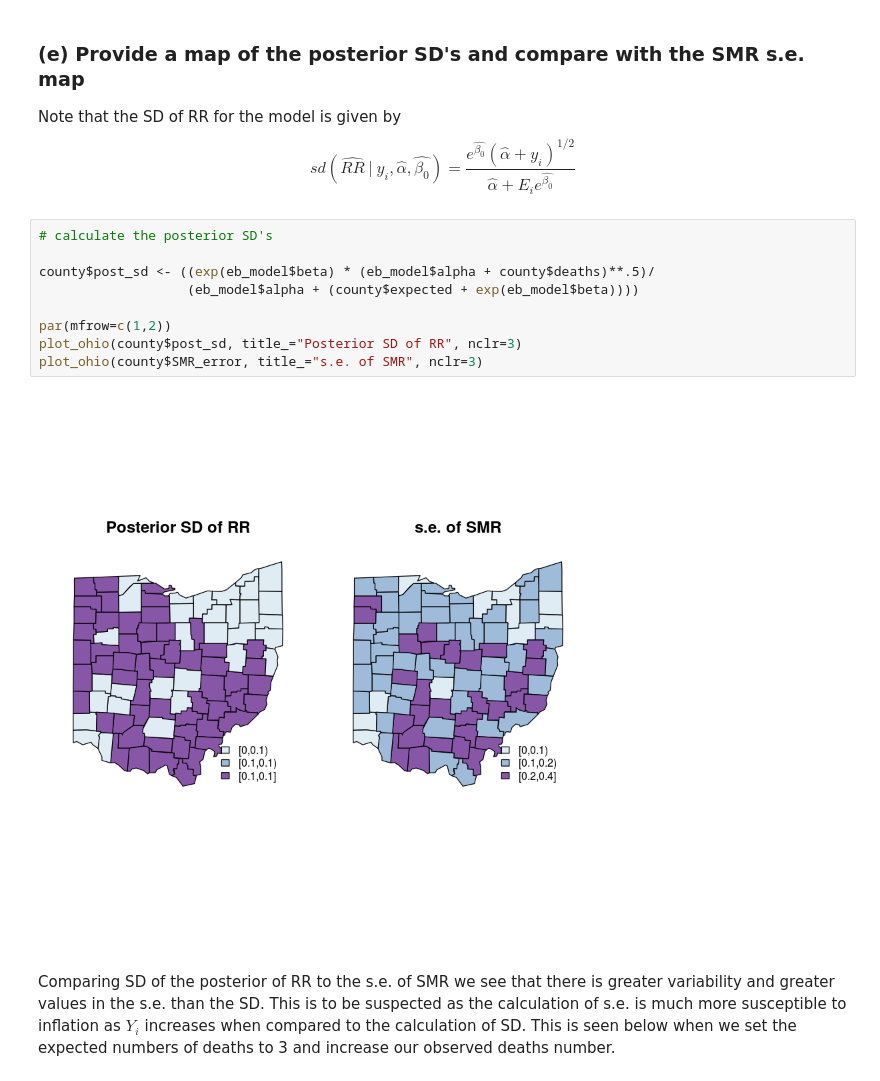
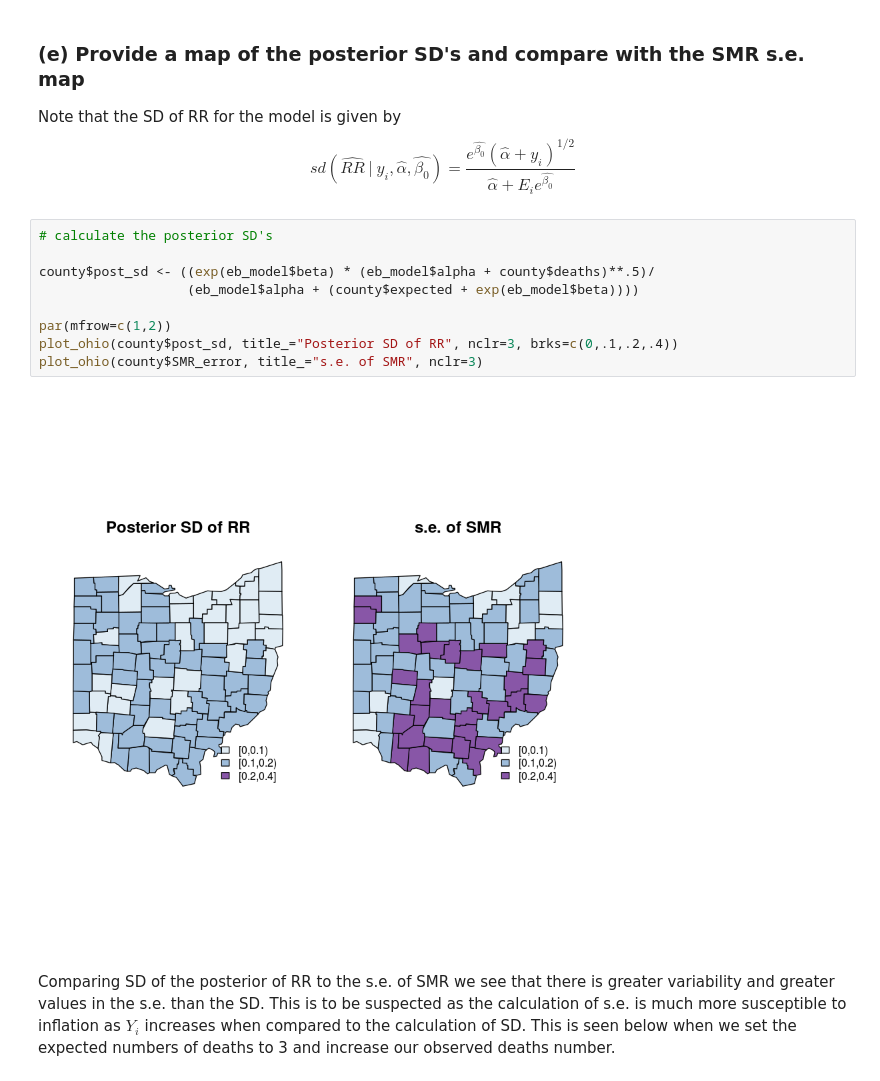
Before and after one commit to nmmarquez/spatial_epi, a Jupyter notebook: homework/hw2/hw2.ipynb, the cells around one changed output. Drawn from its saved outputs; the diff is of its cells as text.

```diff
--- a/homework/hw2/hw2.ipynb
+++ b/homework/hw2/hw2.ipynb
@@ -119,14 +117,14 @@ $$
 # %%
 # calculate the posterior SD's
 
 county$post_sd <- ((exp(eb_model$beta) * (eb_model$alpha + county$deaths)**.5)/
                    (eb_model$alpha + (county$expected + exp(eb_model$beta))))
 
 par(mfrow=c(1,2))
-plot_ohio(county$post_sd, title_="Posterior SD of RR", nclr=3)
+plot_ohio(county$post_sd, title_="Posterior SD of RR", nclr=3, brks=c(0,.1,.2,.4))
 plot_ohio(county$SMR_error, title_="s.e. of SMR", nclr=3)
 # %% [output]
-[figure, old version]
+[figure, new version]
 # %% [markdown]
 Comparing SD of the posterior of RR to the s.e. of SMR we see that there is greater
 variability and greater values in the s.e. than the SD. This is to be suspected as
```
Also changed, not shown: parts of 14 cells of this notebook, 1 other file.
